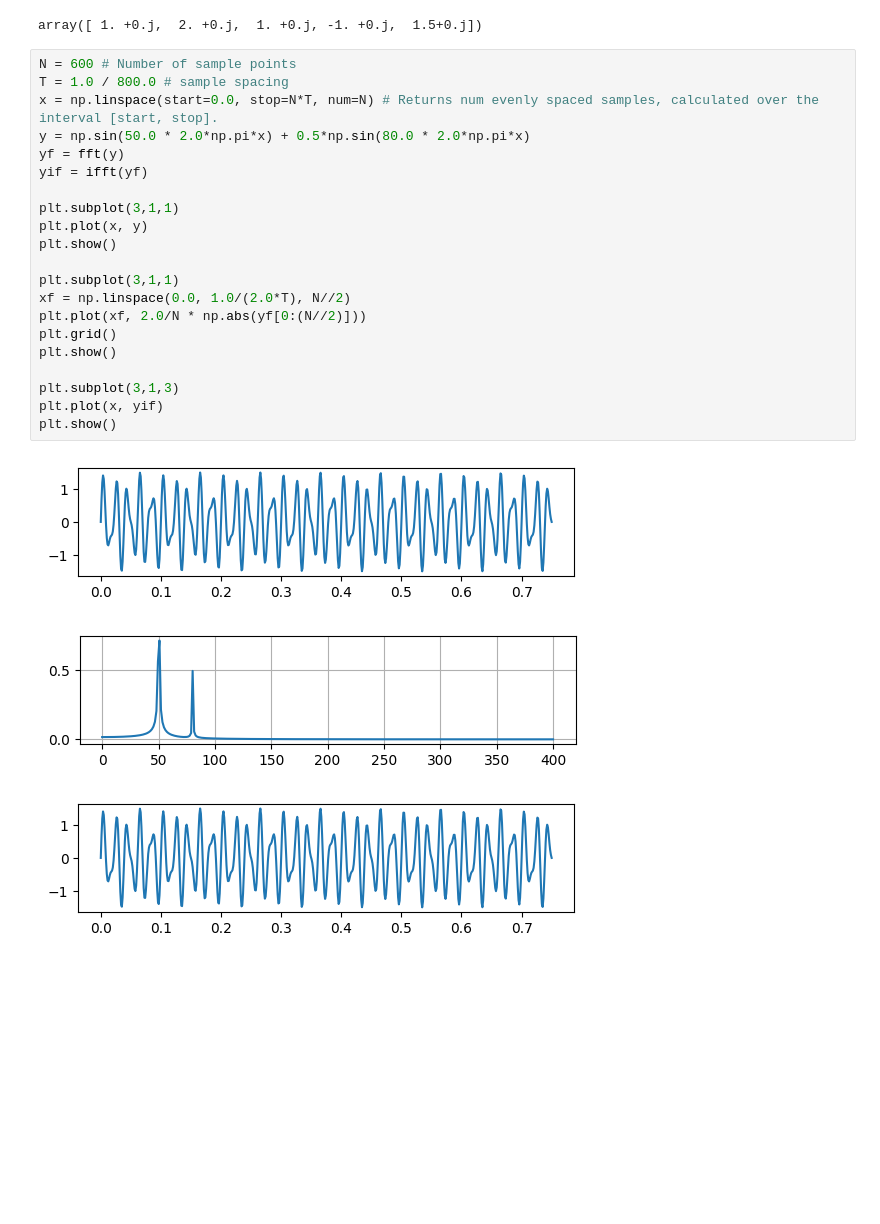
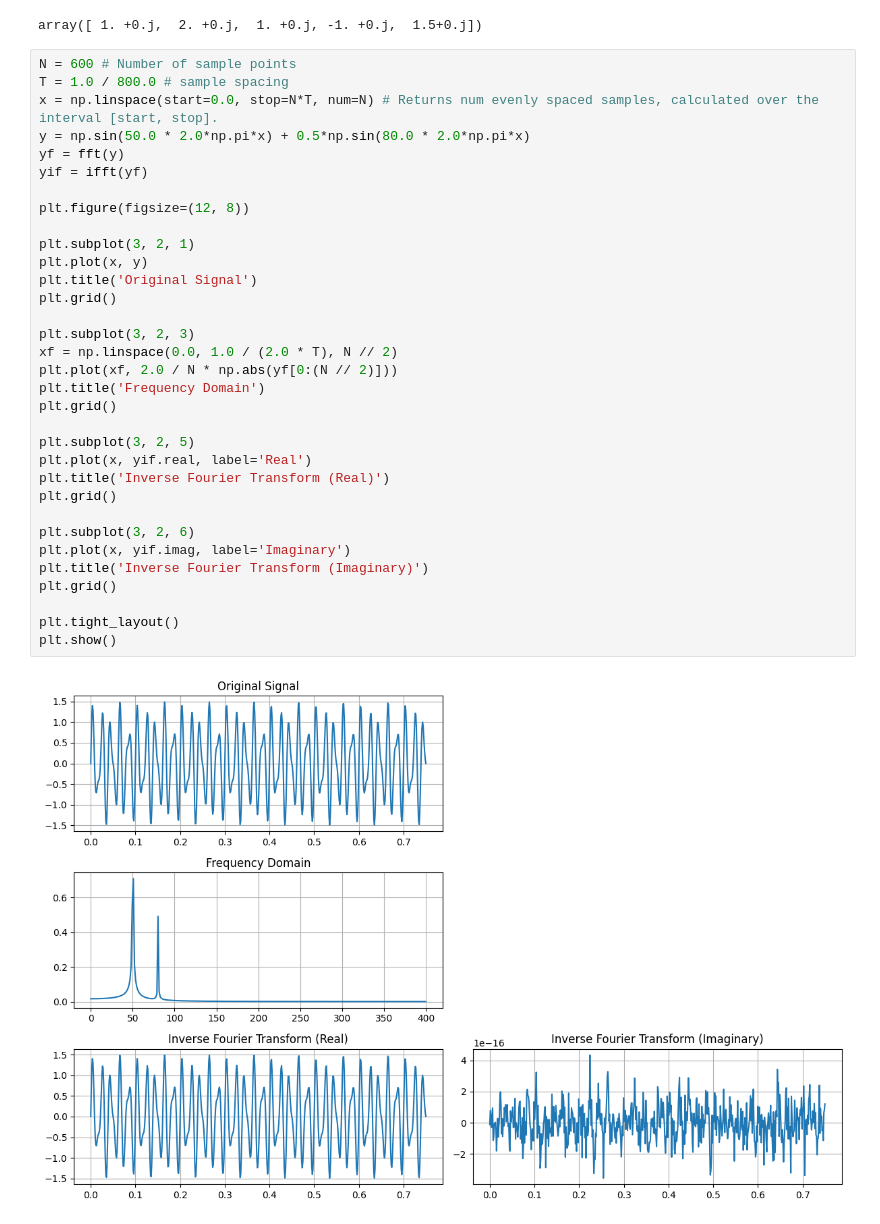
Before and after one commit to Infin1te2021/signal-image-processing, a Jupyter notebook: Lecture/Fundamentals/FFT.ipynb, the cells around one changed output. Cells and saved outputs as stored; diff of their text form; blank space fills up the shorter version.

```diff
--- a/Lecture/Fundamentals/FFT.ipynb
+++ b/Lecture/Fundamentals/FFT.ipynb
@@ -27,25 +27,35 @@ array([ 1. +0.j,  2. +0.j,  1. +0.j, -1. +0.j,  1.5+0.j])
 # %%
 N = 600 # Number of sample points
 T = 1.0 / 800.0 # sample spacing
 x = np.linspace(start=0.0, stop=N*T, num=N) # Returns num evenly spaced samples, calculated over the interval [start, stop].
 y = np.sin(50.0 * 2.0*np.pi*x) + 0.5*np.sin(80.0 * 2.0*np.pi*x)
 yf = fft(y)
 yif = ifft(yf)
 
-plt.subplot(3,1,1)
+plt.figure(figsize=(12, 8))
+
+plt.subplot(3, 2, 1)
 plt.plot(x, y)
+plt.title('Original Signal')
+plt.grid()
+
+plt.subplot(3, 2, 3)
+xf = np.linspace(0.0, 1.0 / (2.0 * T), N // 2)
+plt.plot(xf, 2.0 / N * np.abs(yf[0:(N // 2)]))
+plt.title('Frequency Domain')
+plt.grid()
+
+plt.subplot(3, 2, 5)
+plt.plot(x, yif.real, label='Real')
+plt.title('Inverse Fourier Transform (Real)')
+plt.grid()
+
+plt.subplot(3, 2, 6)
+plt.plot(x, yif.imag, label='Imaginary')
+plt.title('Inverse Fourier Transform (Imaginary)')
+plt.grid()
+
+plt.tight_layout()
 plt.show()
-
-plt.subplot(3,1,1)
-xf = np.linspace(0.0, 1.0/(2.0*T), N//2)
-plt.plot(xf, 2.0/N * np.abs(yf[0:(N//2)]))
-plt.grid()
-plt.show()
-
-plt.subplot(3,1,3)
-plt.plot(x, yif)
-plt.show()
 # %% [output]
-[figure, old version]
+[figure, new version]
-[figure, removed]
-[figure, removed]
```
Also changed, not shown: 2 other files.
